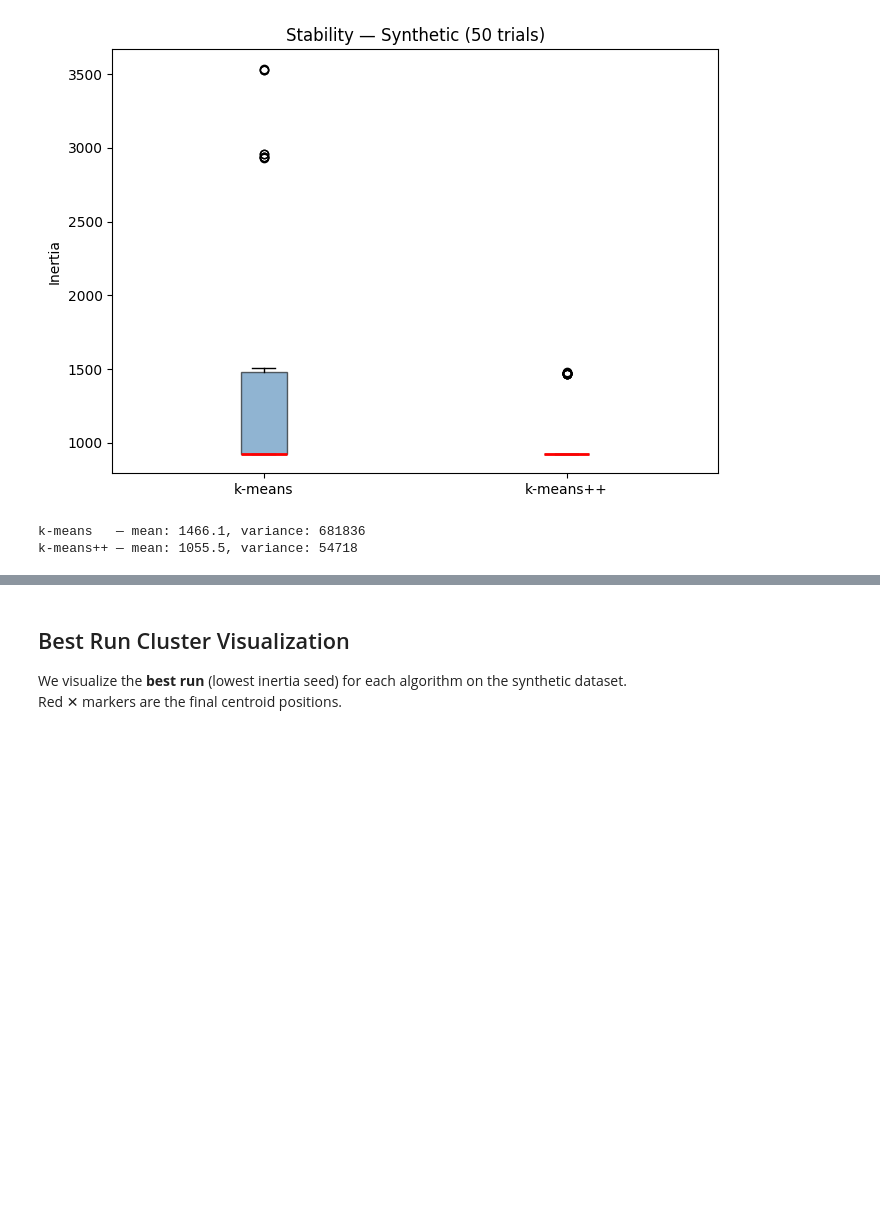
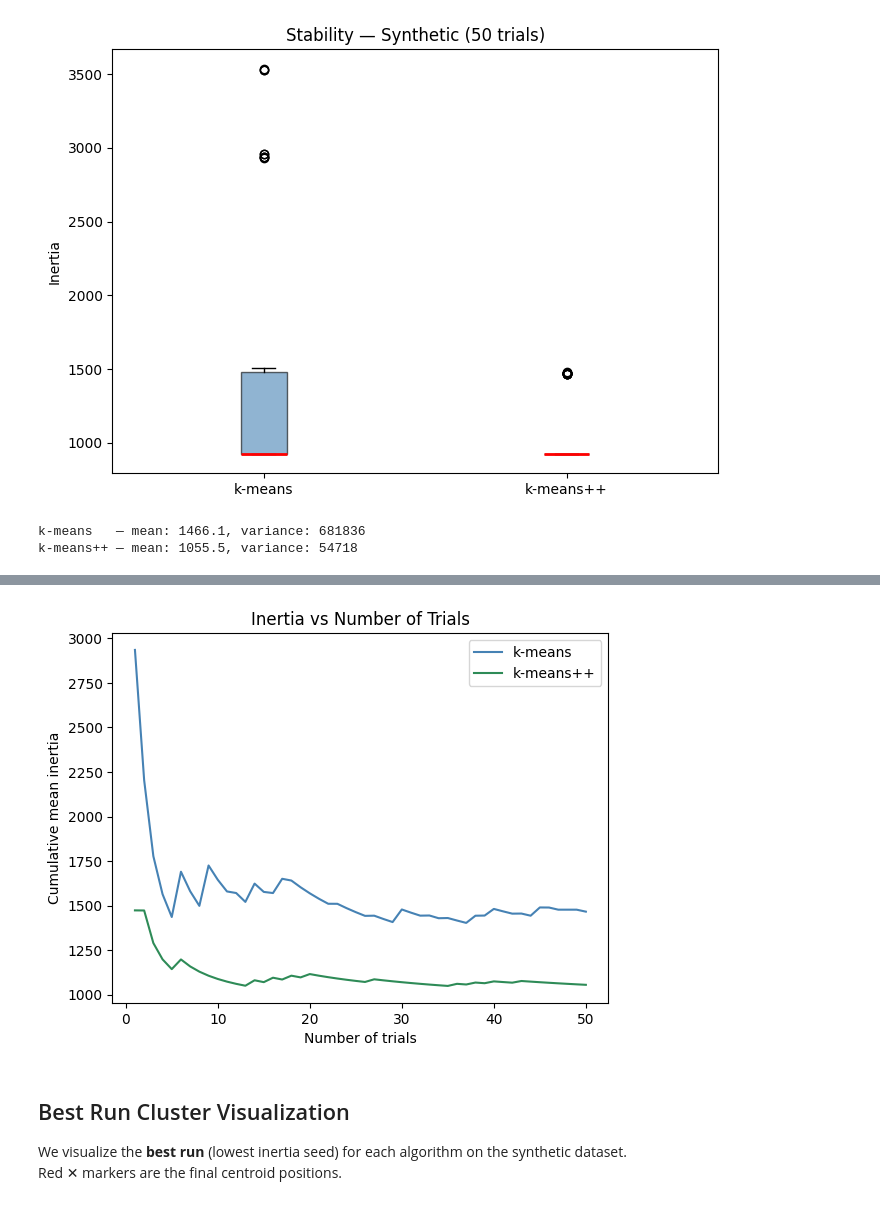
Before and after one commit to lorenz0leoncin1/k-means-CB, a Jupyter notebook: k_means_project.ipynb, the cells around one changed output, grey strips where cells are left out. Cells and saved outputs as stored; diff of their text form; code cells hidden in the pictures; blank space fills up the shorter version.

Commit message:
add inertia vs trials plots for all experiments

```diff
--- a/k_means_project.ipynb
+++ b/k_means_project.ipynb
@@ -188,3 +196,16 @@ k-means++ — mean: 1055.5, variance: 54718
+# %%
+cumulative_mean_km = np.cumsum(inertias_km) / np.arange(1, 51)
+cumulative_mean_kpp = np.cumsum(inertias_kpp) / np.arange(1, 51)
+
+plt.plot(range(1, 51), cumulative_mean_km, label='k-means', color='steelblue')
+plt.plot(range(1, 51), cumulative_mean_kpp, label='k-means++', color='seagreen')
+plt.xlabel('Number of trials')
+plt.ylabel('Cumulative mean inertia')
+plt.title('Inertia vs Number of Trials')
+plt.legend()
+plt.show()
+# %% [output]
+[figure, added]
 # %% [markdown]
 ## Best Run Cluster Visualization
 We visualize the **best run** (lowest inertia seed) for each algorithm on the synthetic dataset.
```
Also changed, not shown: parts of 9 cells of this notebook.
